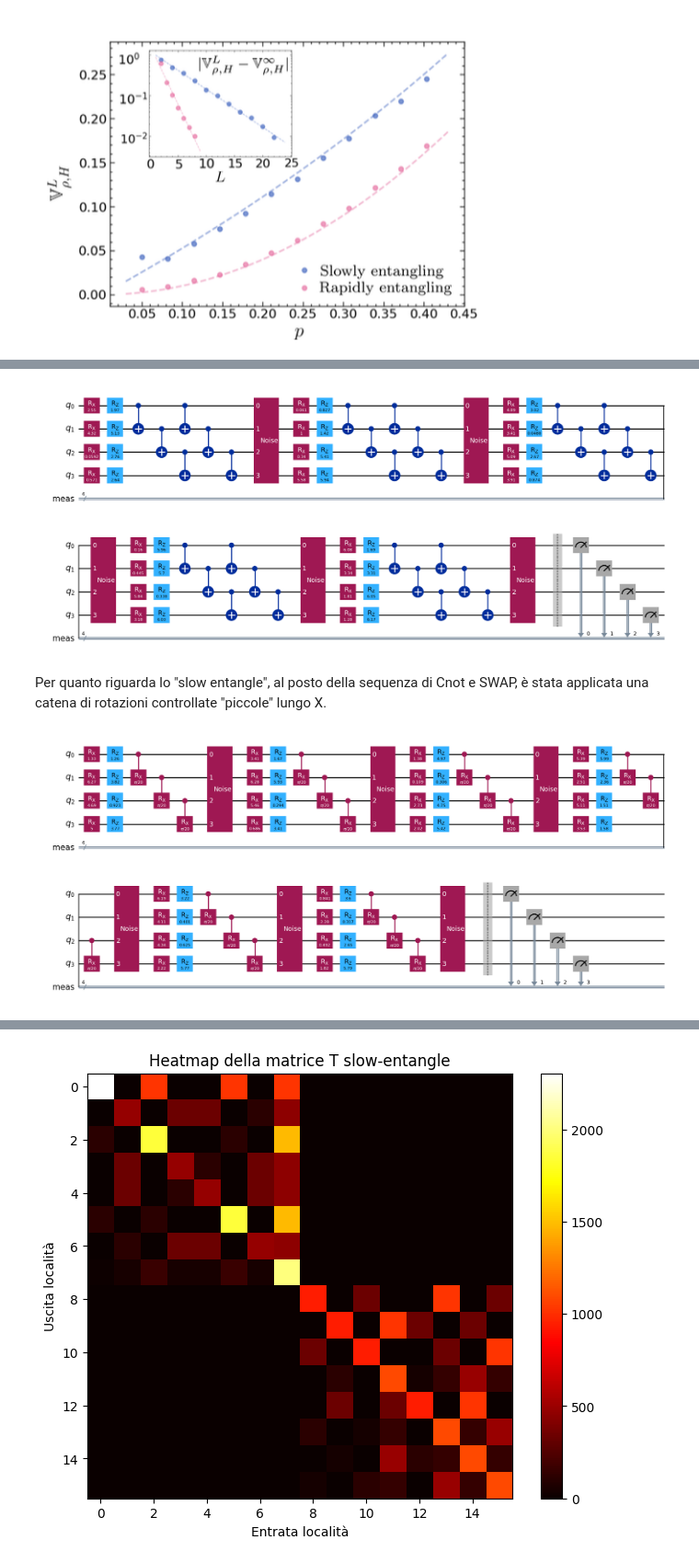
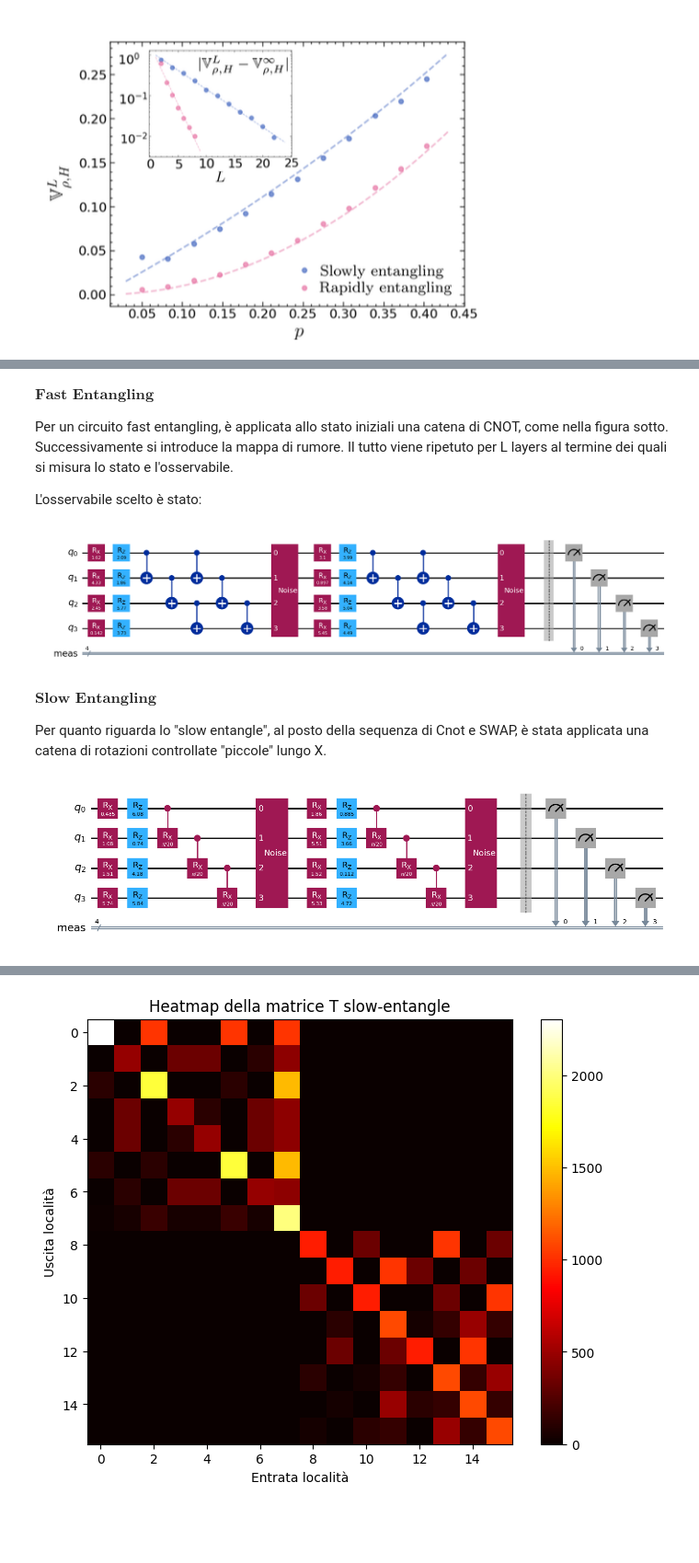
Before and after one commit to sebastianopian/QC.exam, a Jupyter notebook: 00_program.ipynb, the cells around one changed output, grey strips where cells are left out. Shown at 92% size. Saved outputs shown, nothing was run; the diff lists cells and outputs as text; code cells hidden in the pictures; blank space fills up the shorter version.

```diff
--- a/00_program.ipynb
+++ b/00_program.ipynb
@@ -157,3 +192,9 @@ $$
+# %% [markdown]
+$\textbf{Fast Entangling}$
+
+Per un circuito fast entangling, è applicata allo stato iniziali una catena di CNOT, come nella figura sotto. Successivamente si introduce la mappa di rumore. Il tutto viene ripetuto per L layers al termine dei quali si misura lo stato e l'osservabile.
+
+L'osservabile scelto è stato:
 # %%
 import qiskit as qc
 from qiskit_aer import Aer
@@ -167,37 +208,38 @@ from collections import defaultdict
 from scipy.sparse.csgraph import connected_components
 from functools import reduce
 from qiskit.circuit import Gate
 
 def generate_random_parameters(n):
     return 2 * np.pi * np.random.rand(2 * n)
-
 n = 4  # Numero di qubit
-L_final=5
+L_final=2
 noise_gate = Gate(name="Noise", num_qubits=n, params=[])
 circuit = QuantumCircuit(n)
 rho = DensityMatrix.from_instruction(circuit).data  # Matrice densità iniziale
 
 for _ in range(L_final):
         # Applica rotazioni casuali
     parameters = generate_random_parameters(n)
 
     for i in range(n):
         circuit.rx(parameters[2 * i], i)
         circuit.rz(parameters[2 * i + 1], i)
     circuit.cx(0,1)
     for i in range (n-2):
         circuit.cx(i+1, i+2)
         circuit.cx(i, i+1)
     circuit.cx(n-2,n-1)
 
     circuit.append(noise_gate, range(n))
 
 circuit.measure_all()
 
 circuit.draw('mpl')
 # %% [output]
-[figure, old version]
+[figure, new version]
 # %% [markdown]
+$\textbf{Slow Entangling}$
+
 Per quanto riguarda lo "slow entangle", al posto della sequenza di Cnot e SWAP, è stata applicata una catena di rotazioni controllate "piccole" lungo X.
 # %%
 from qiskit.circuit import Gate
@@ -205,7 +247,7 @@ import numpy as np
 from qiskit import QuantumCircuit
 from qiskit.quantum_info import DensityMatrix
 
-L_final = 6
+L_final = 2
 noise_gate = Gate(name="Noise", num_qubits=n, params=[])
 
 circuit = QuantumCircuit(n)
@@ -218,10 +260,9 @@ for _ in range(L_final):
         circuit.rx(parameters[2 * i], i)
         circuit.rz(parameters[2 * i + 1], i)
 
-    # Controllo rotazione RX(π/10)
-    circuit.crx(np.pi / 20, 0, 1)
-    circuit.crx(np.pi / 20, 1, 2)
-    circuit.crx(np.pi / 20, 2, 3)
+    for i in range (n-1):
+        circuit.crx(np.pi / 20, i, i+1)
+
 
     # Aggiunta del rumore
     circuit.append(noise_gate, range(n))
@@ -231,4 +272,4 @@ circuit.measure_all()
 # Disegna il circuito
 circuit.draw('mpl')
 # %% [output]
-[figure, old version]
+[figure, new version]
```
Also changed, not shown: parts of 35 cells of this notebook, 2 other files.
